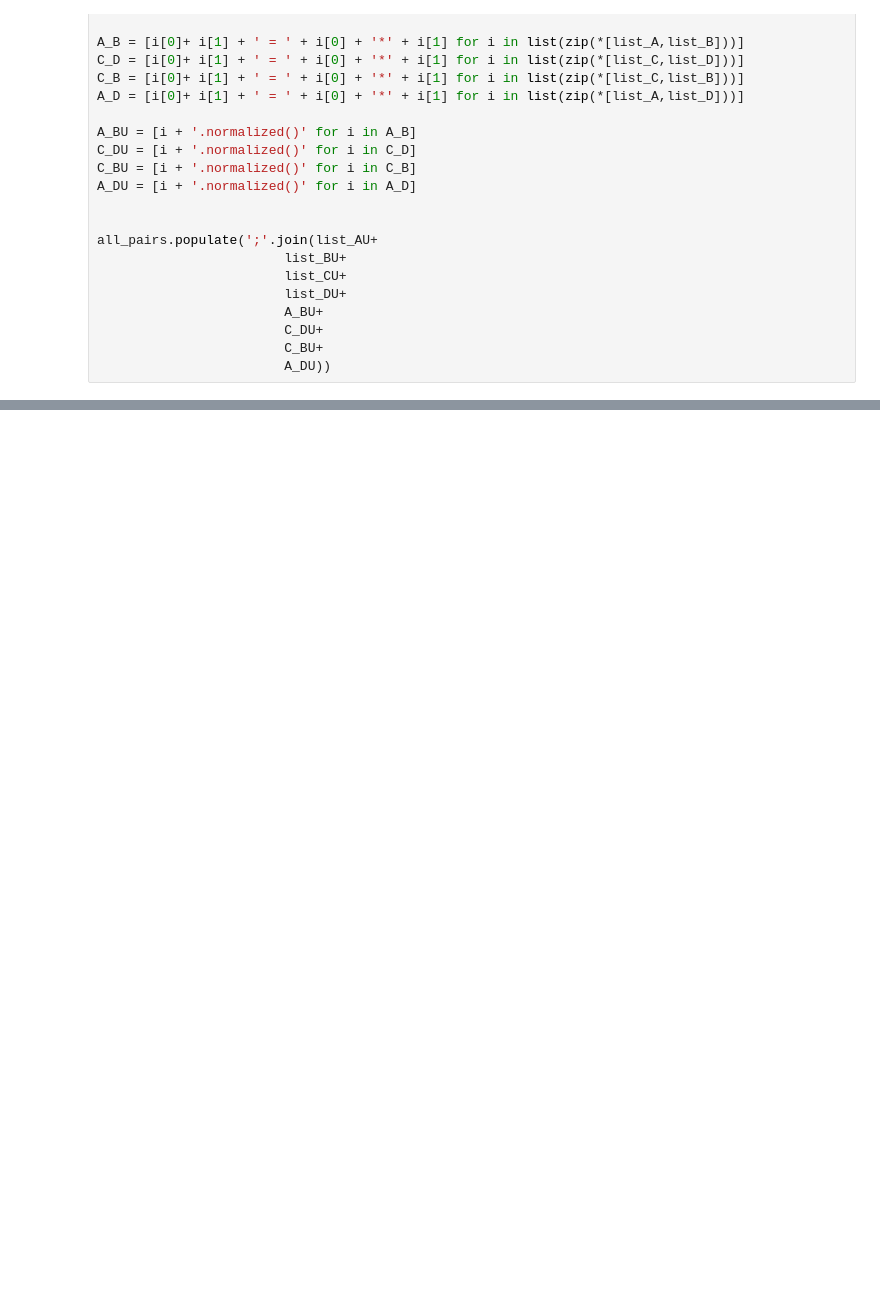
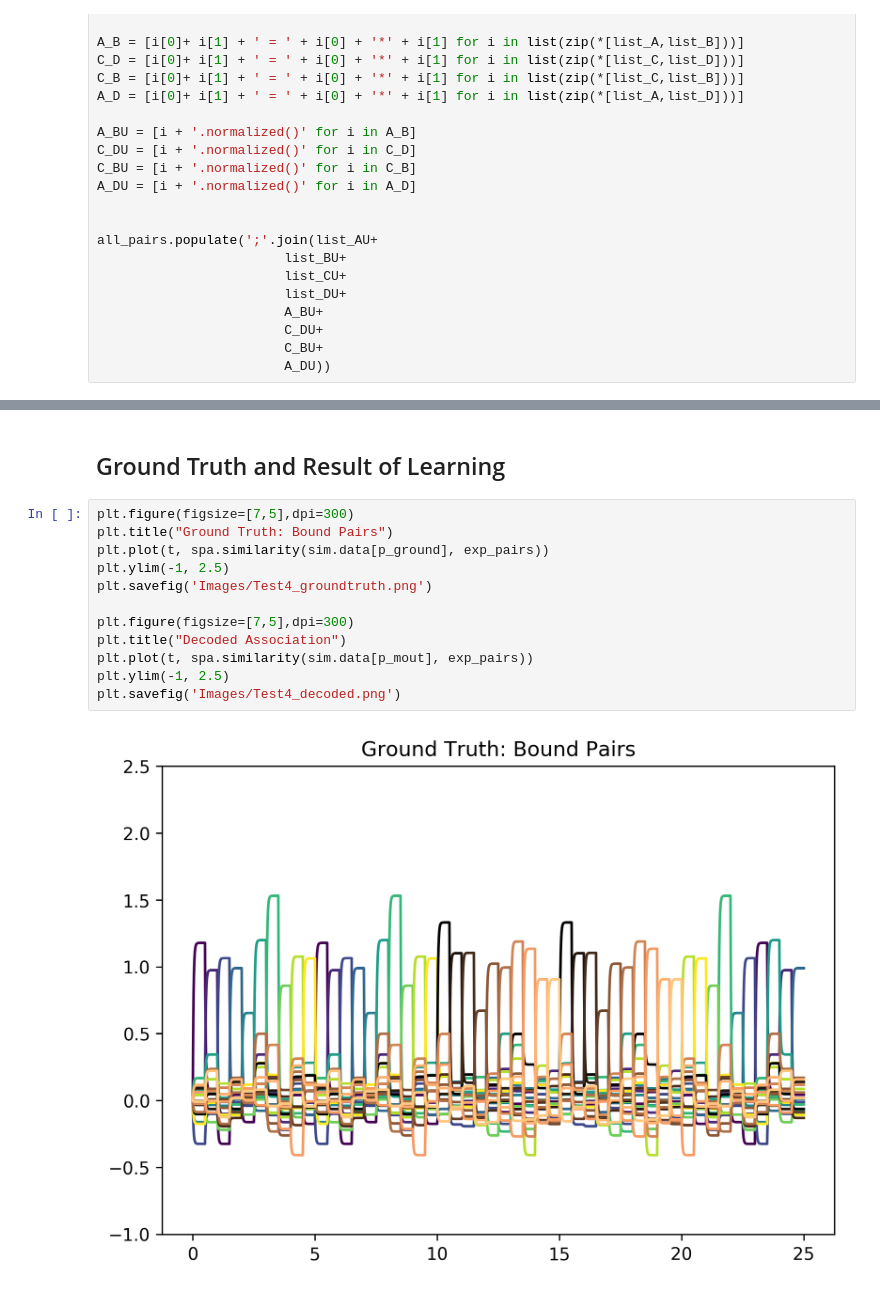
Before and after one commit to mesrobichaud/SYDE750-Project, a Jupyter notebook: Project.ipynb, the cells around one changed output, grey strips where cells are left out. Drawn from its saved outputs; the diff is of its cells as text; blank space fills up the shorter version.

```diff
--- a/Project.ipynb
+++ b/Project.ipynb
@@ -468,0 +286,16 @@ t = sim.trange()
+# %% [markdown]
+## Ground Truth and Result of Learning
+# %%
+plt.figure(figsize=[7,5],dpi=300)
+plt.title("Ground Truth: Bound Pairs")
+plt.plot(t, spa.similarity(sim.data[p_ground], exp_pairs))
+plt.ylim(-1, 2.5)
+plt.savefig('Images/Test4_groundtruth.png')
+
+plt.figure(figsize=[7,5],dpi=300)
+plt.title("Decoded Association")
+plt.plot(t, spa.similarity(sim.data[p_mout], exp_pairs))
+plt.ylim(-1, 2.5)
+plt.savefig('Images/Test4_decoded.png')
+# %% [output]
+[figure, added]
```
Also changed, not shown: parts of 41 cells of this notebook.
